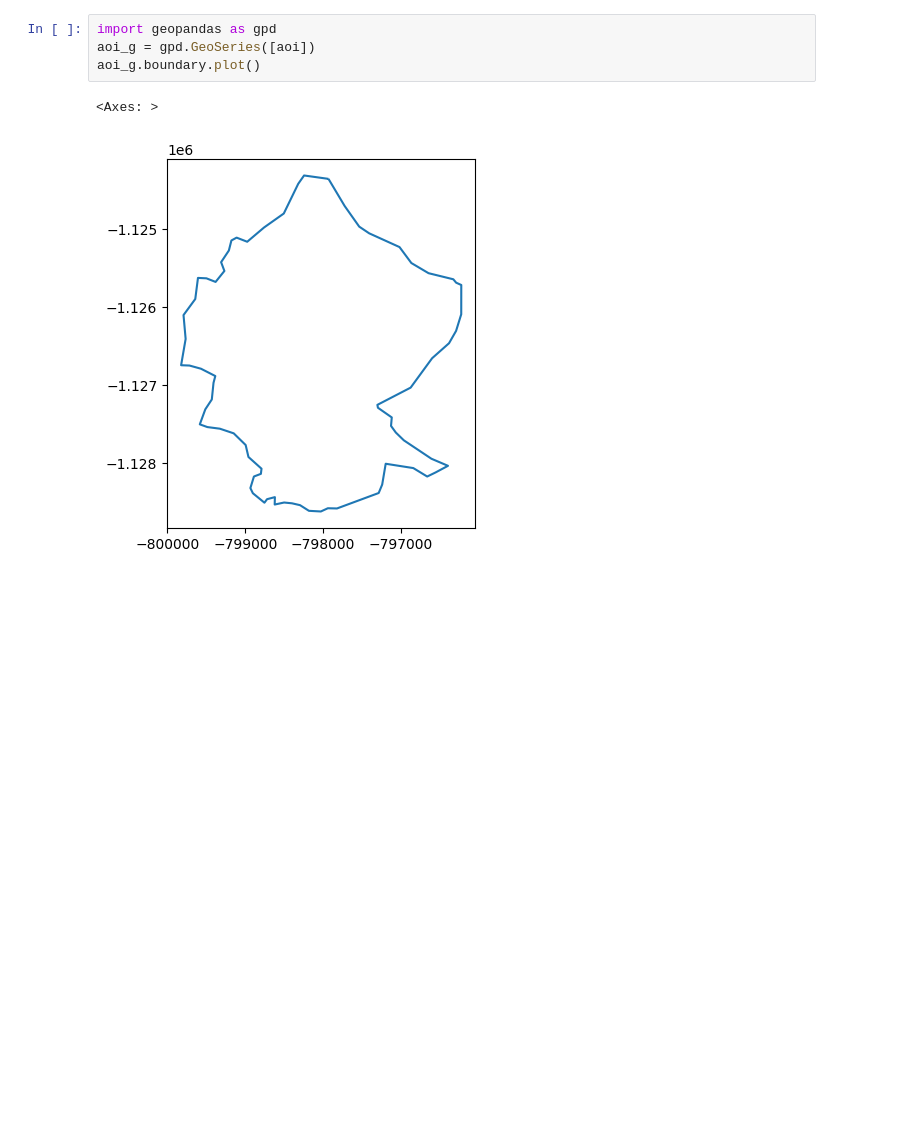
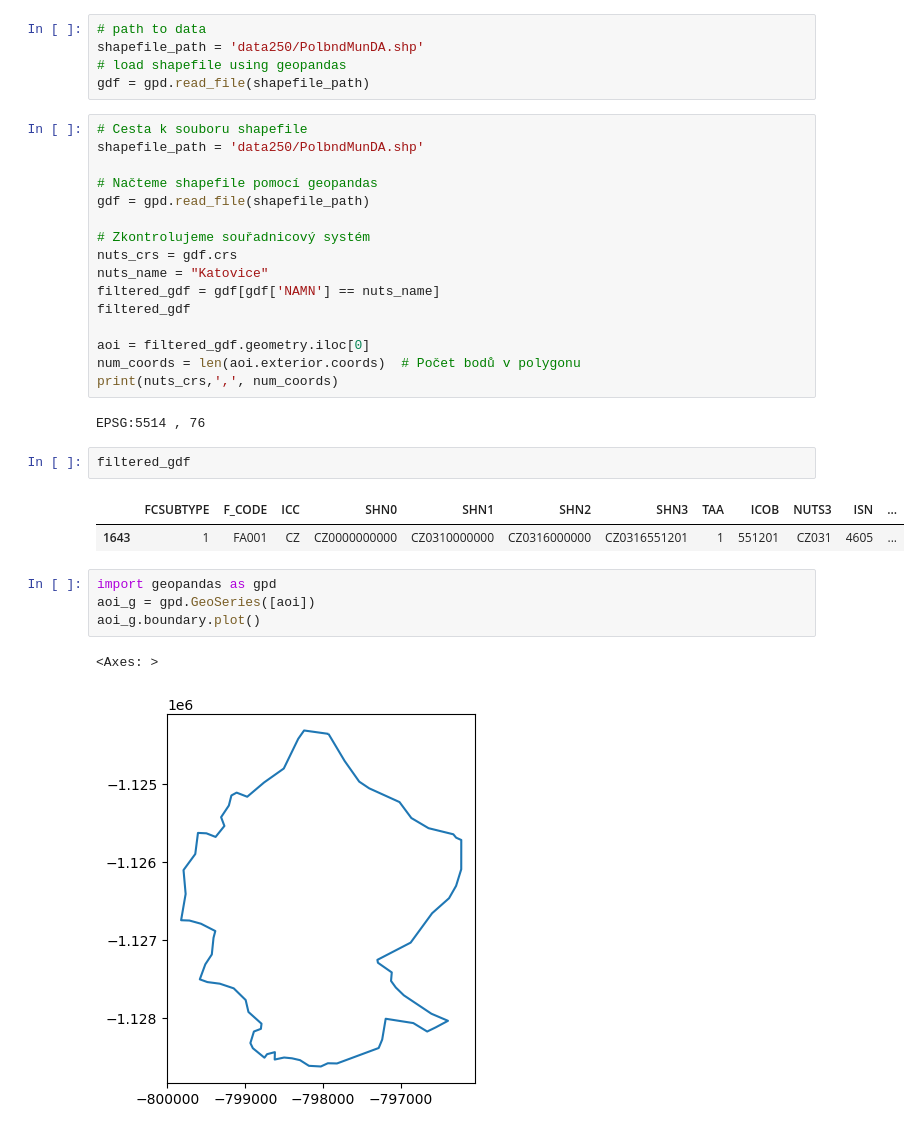
Before and after one commit to klimesm/UZPR_projekt, a Jupyter notebook: Projekt_MK_TČ.ipynb, the cells around one changed output. Saved outputs shown, nothing was run; the diff lists cells and outputs as text; blank space fills up the shorter version.

```diff
--- a/Projekt_MK_TČ.ipynb
+++ b/Projekt_MK_TČ.ipynb
@@ -15,3 +25,31 @@ nuts_crs, len(aoi.coordinates[0])
+# %%
+# path to data
+shapefile_path = 'data250/PolbndMunDA.shp'
+# load shapefile using geopandas
+gdf = gpd.read_file(shapefile_path)
+# %%
+# Cesta k souboru shapefile
+shapefile_path = 'data250/PolbndMunDA.shp'
+
+# Načteme shapefile pomocí geopandas
+gdf = gpd.read_file(shapefile_path)
+
+# Zkontrolujeme souřadnicový systém
+nuts_crs = gdf.crs
+nuts_name = "Katovice"
+filtered_gdf = gdf[gdf['NAMN'] == nuts_name]
+filtered_gdf
+
+aoi = filtered_gdf.geometry.iloc[0]
+num_coords = len(aoi.exterior.coords)  # Počet bodů v polygonu
+print(nuts_crs,',', num_coords)
+# %% [output]
+EPSG:5514 , 76
+# %%
+filtered_gdf
+# %% [output]
+|  | FCSUBTYPE | F_CODE | ICC | SHN0 | SHN1 | SHN2 | SHN3 | TAA | ICOB | NUTS3 | ISN | ... |
+| 1643 | 1 | FA001 | CZ | CZ0000000000 | CZ0310000000 | CZ0316000000 | CZ0316551201 | 1 | 551201 | CZ031 | 4605 | ... |
 # %%
 import geopandas as gpd
 aoi_g = gpd.GeoSeries([aoi])
```
Also changed, not shown: parts of 7 cells of this notebook.
